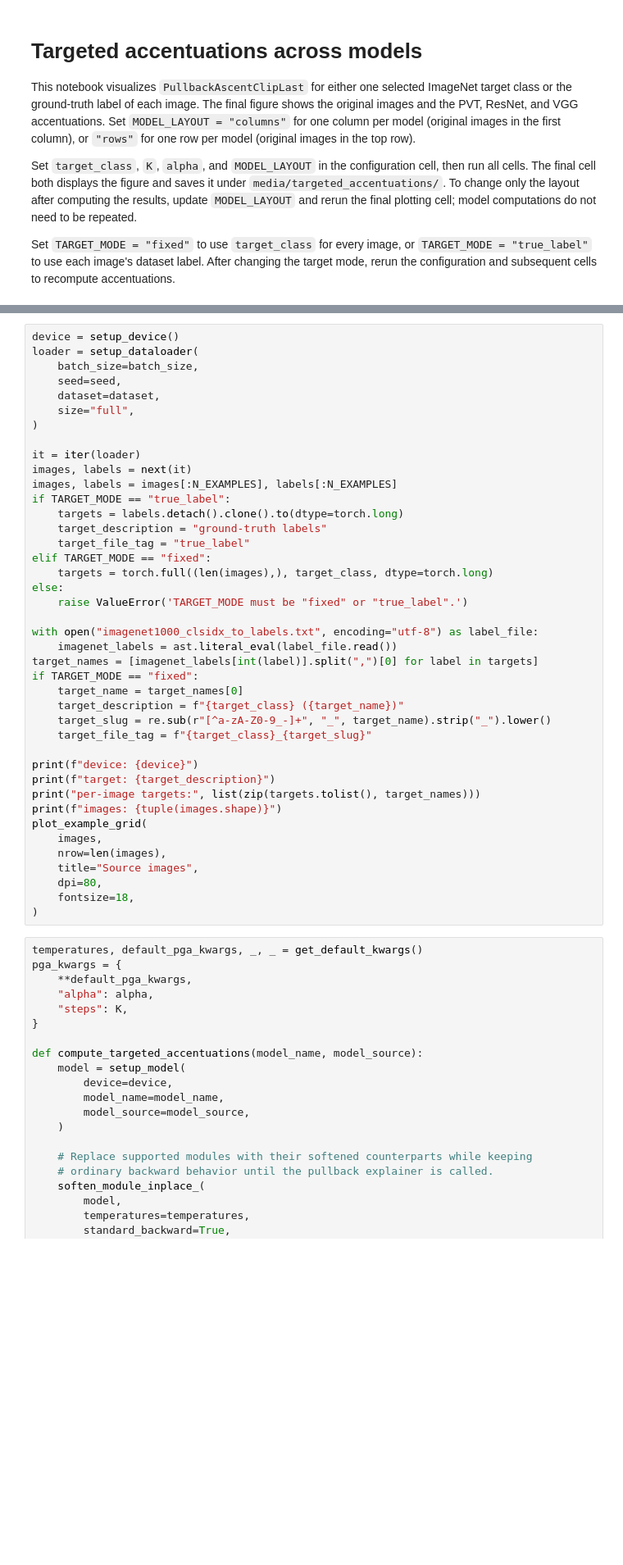
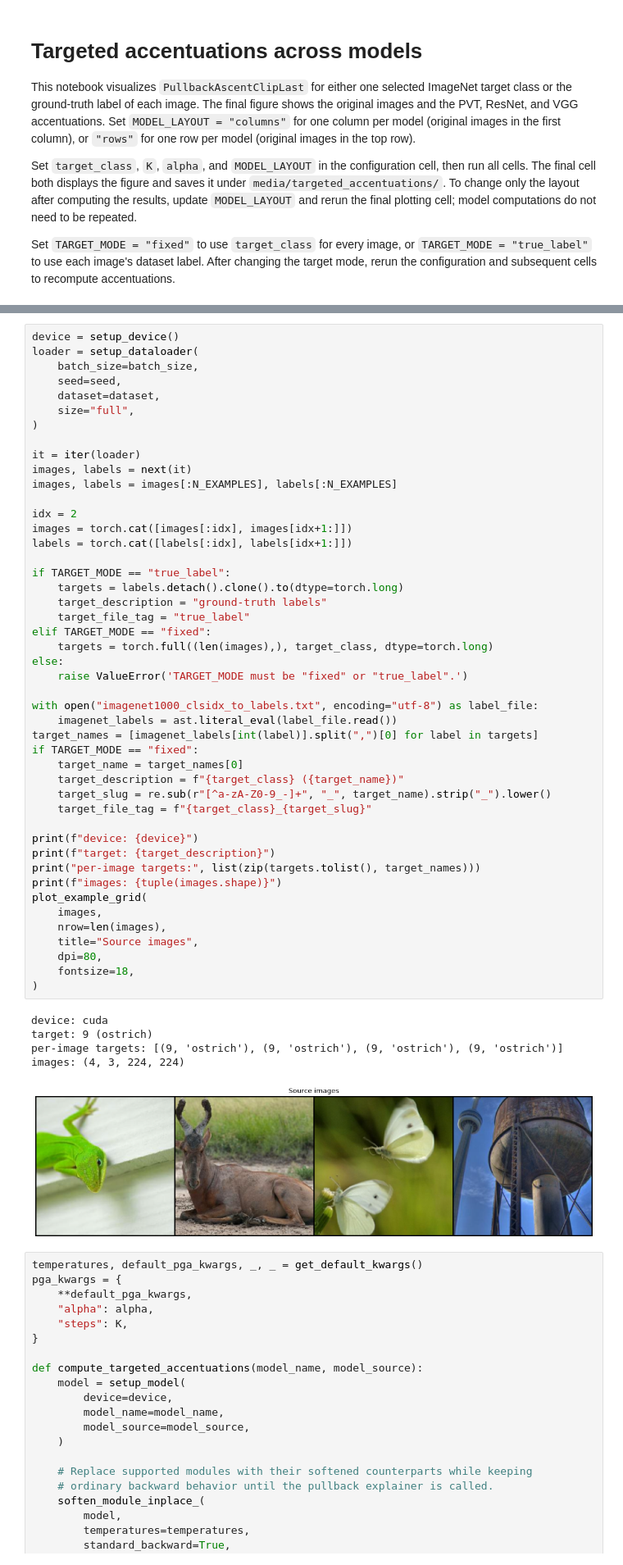
Before and after one commit to 314-Foundation/SemanticPullbacks, a Jupyter notebook: notebooks/targeted_accentuations.ipynb, the cells around one changed output, grey strips where cells are left out. Shown at 82% size. Saved outputs shown, nothing was run; the diff lists cells and outputs as text; blank space fills up the shorter version.

```diff
--- a/notebooks/targeted_accentuations.ipynb
+++ b/notebooks/targeted_accentuations.ipynb
@@ -101,35 +106,46 @@ loader = setup_dataloader(
 it = iter(loader)
 images, labels = next(it)
 images, labels = images[:N_EXAMPLES], labels[:N_EXAMPLES]
+
+idx = 2
+images = torch.cat([images[:idx], images[idx+1:]])
+labels = torch.cat([labels[:idx], labels[idx+1:]])
+
 if TARGET_MODE == "true_label":
     targets = labels.detach().clone().to(dtype=torch.long)
     target_description = "ground-truth labels"
     target_file_tag = "true_label"
 elif TARGET_MODE == "fixed":
     targets = torch.full((len(images),), target_class, dtype=torch.long)
 else:
     raise ValueError('TARGET_MODE must be "fixed" or "true_label".')
 
 with open("imagenet1000_clsidx_to_labels.txt", encoding="utf-8") as label_file:
     imagenet_labels = ast.literal_eval(label_file.read())
 target_names = [imagenet_labels[int(label)].split(",")[0] for label in targets]
 if TARGET_MODE == "fixed":
     target_name = target_names[0]
     target_description = f"{target_class} ({target_name})"
     target_slug = re.sub(r"[^a-zA-Z0-9_-]+", "_", target_name).strip("_").lower()
     target_file_tag = f"{target_class}_{target_slug}"
 
 print(f"device: {device}")
 print(f"target: {target_description}")
 print("per-image targets:", list(zip(targets.tolist(), target_names)))
 print(f"images: {tuple(images.shape)}")
 plot_example_grid(
     images,
     nrow=len(images),
     title="Source images",
     dpi=80,
     fontsize=18,
 )
+# %% [output]
+device: cuda
+target: 9 (ostrich)
+per-image targets: [(9, 'ostrich'), (9, 'ostrich'), (9, 'ostrich'), (9, 'ostrich')]
+images: (4, 3, 224, 224)
+[figure, added]
 # %%
 temperatures, default_pga_kwargs, _, _ = get_default_kwargs()
 pga_kwargs = {
```
Also changed, not shown: parts of 4 cells of this notebook, 41 other files.
